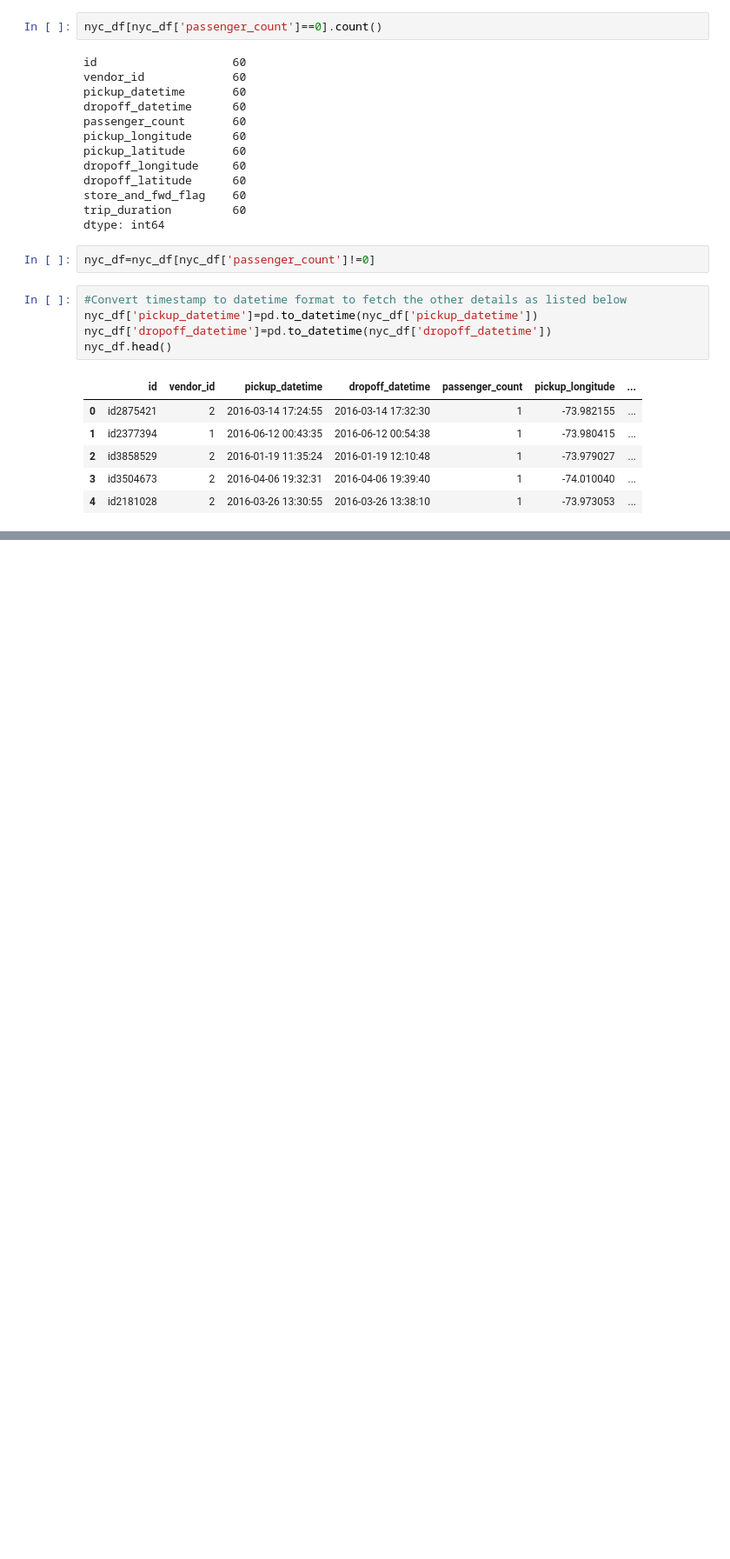
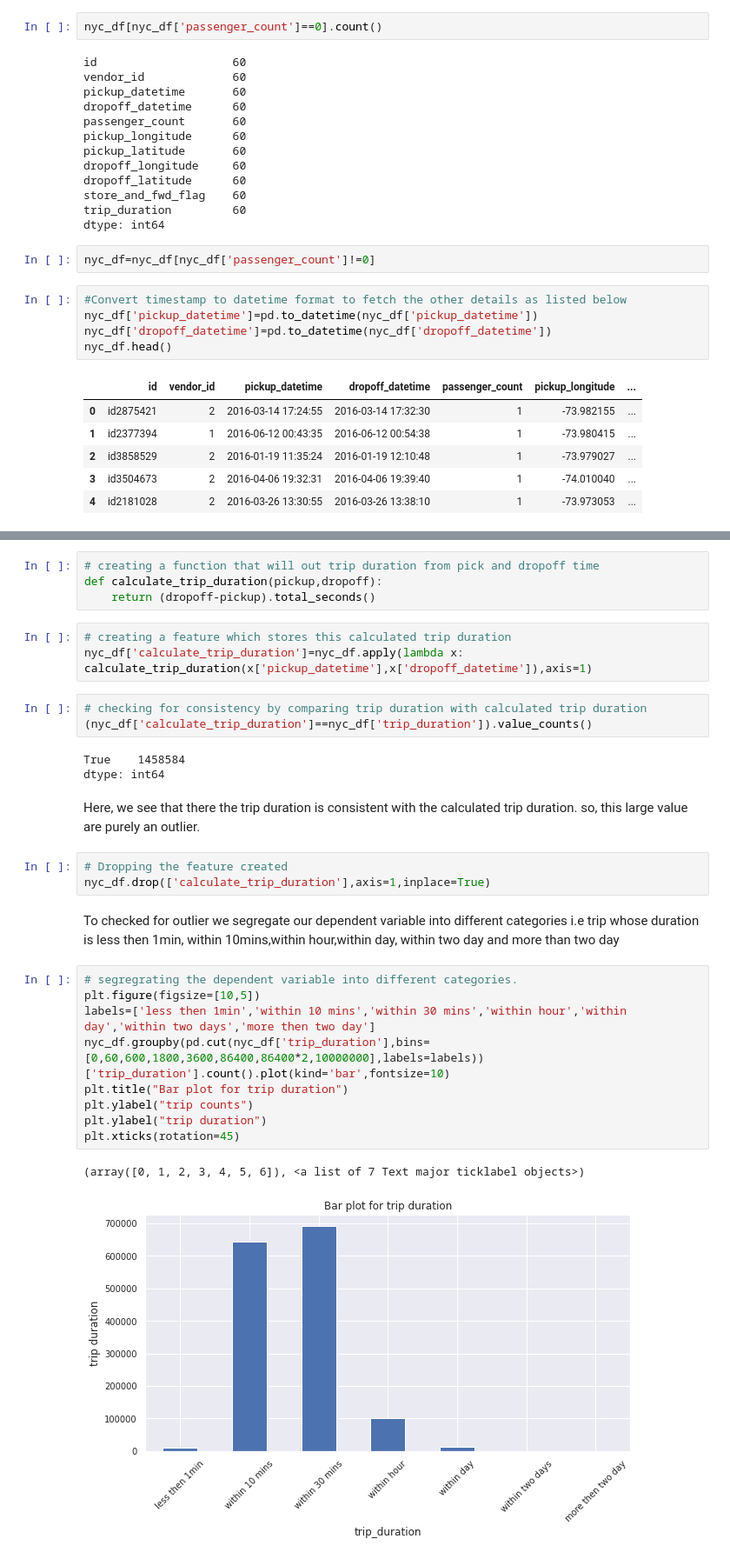
Before and after one commit to AnshRockstar/NYC-Taxi-Trip-Duration-Prediction, a Jupyter notebook: NYC_Taxi_Trip_Time_Prediction_Capstone_Project.ipynb, the cells around one changed output, grey strips where cells are left out. Shown: that part at 87% size. Cells and saved outputs as stored; diff of their text form; blank space fills up the shorter version.

```diff
--- a/NYC_Taxi_Trip_Time_Prediction_Capstone_Project.ipynb
+++ b/NYC_Taxi_Trip_Time_Prediction_Capstone_Project.ipynb
@@ -213,0 +261,32 @@ nyc_df.head()
+# %%
+# creating a function that will out trip duration from pick and dropoff time
+def calculate_trip_duration(pickup,dropoff):
+    return (dropoff-pickup).total_seconds()
+# %%
+# creating a feature which stores this calculated trip duration
+nyc_df['calculate_trip_duration']=nyc_df.apply(lambda x: calculate_trip_duration(x['pickup_datetime'],x['dropoff_datetime']),axis=1)
+# %%
+# checking for consistency by comparing trip duration with calculated trip duration
+(nyc_df['calculate_trip_duration']==nyc_df['trip_duration']).value_counts()
+# %% [output]
+True    1458584
+dtype: int64
+# %% [markdown]
+Here, we see that there the trip duration is consistent with the calculated trip duration. so, this large value are purely an outlier.
+# %%
+# Dropping the feature created
+nyc_df.drop(['calculate_trip_duration'],axis=1,inplace=True)
+# %% [markdown]
+To checked for outlier we segregate our dependent variable into different categories i.e trip whose duration is less then 1min, within 10mins,within hour,within day, within two day and more than two day
+# %%
+# segregrating the dependent variable into different categories.
+plt.figure(figsize=[10,5])
+labels=['less then 1min','within 10 mins','within 30 mins','within hour','within day','within two days','more then two day']
+nyc_df.groupby(pd.cut(nyc_df['trip_duration'],bins=[0,60,600,1800,3600,86400,86400*2,10000000],labels=labels))['trip_duration'].count().plot(kind='bar',fontsize=10)
+plt.title("Bar plot for trip duration")
+plt.ylabel("trip counts")
+plt.ylabel("trip duration")
+plt.xticks(rotation=45)
+# %% [output]
+(array([0, 1, 2, 3, 4, 5, 6]), <a list of 7 Text major ticklabel objects>)
+[figure, added]
```
Also changed, not shown: parts of 8 cells of this notebook.
